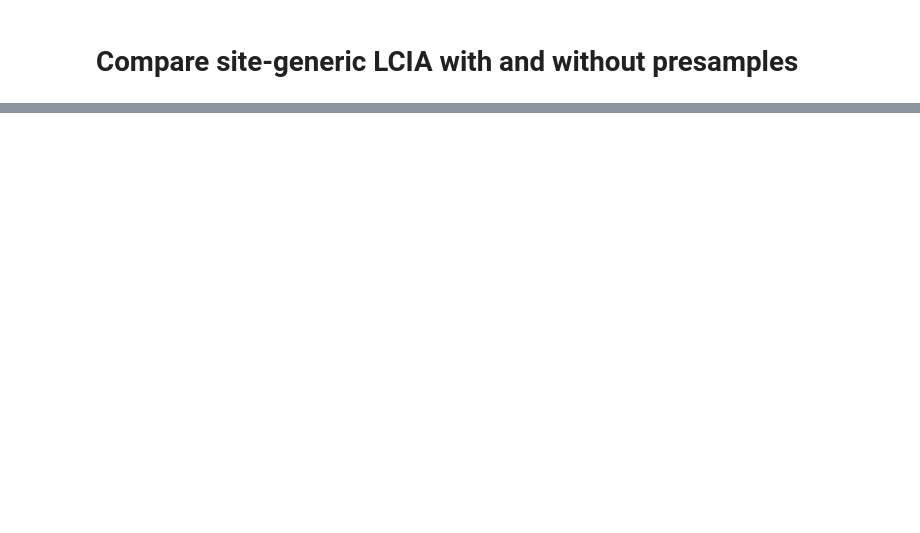
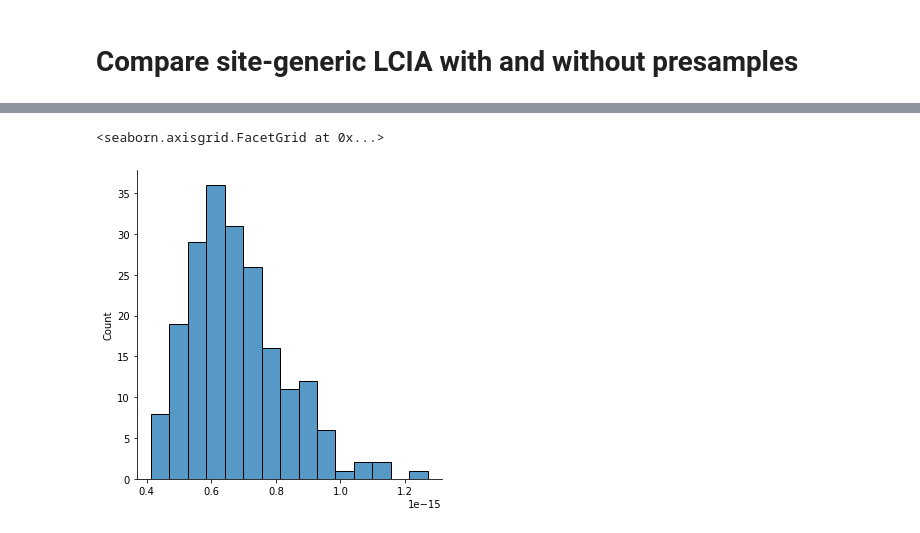
Before and after one commit to cmutel/regionalized-lca-examples, a Jupyter notebook: LC-IMPACT-case-study/notebooks/5 - Uncertainty analysis with presamples.ipynb, the cells around one changed output, grey strips where cells are left out. Drawn from its saved outputs; the diff is of its cells as text; code cells hidden in the pictures; blank space fills up the shorter version.

```diff
--- a/LC-IMPACT-case-study/notebooks/5 - Uncertainty analysis with presamples.ipynb
+++ b/LC-IMPACT-case-study/notebooks/5 - Uncertainty analysis with presamples.ipynb
@@ -293,0 +230,17 @@ sb.distplot(mc_with_results)
+# %%
+data_objs.append(dp)
+# %%
+def get_n_iterations(lca, n):
+    results = []
+
+    for _ in range(n):
+        next(lca)
+        results.append(lca.score)
+
+    return np.array(results)
+# %%
+lca = bc.LCA(fu, data_objs=data_objs, use_arrays=False, use_distributions=True)
+lca.lci()
+lca.lcia()
+# %%
+mc_with_distributions = get_n_iterations(lca, 100)
@@ -293,0 +259,5 @@ sb.distplot(mc_with_results)
+# %%
+sb.displot(mc_with_distributions)
+# %% [output]
+<seaborn.axisgrid.FacetGrid at 0x...>
+[figure, added]
```
Also changed, not shown: parts of 48 cells of this notebook.
